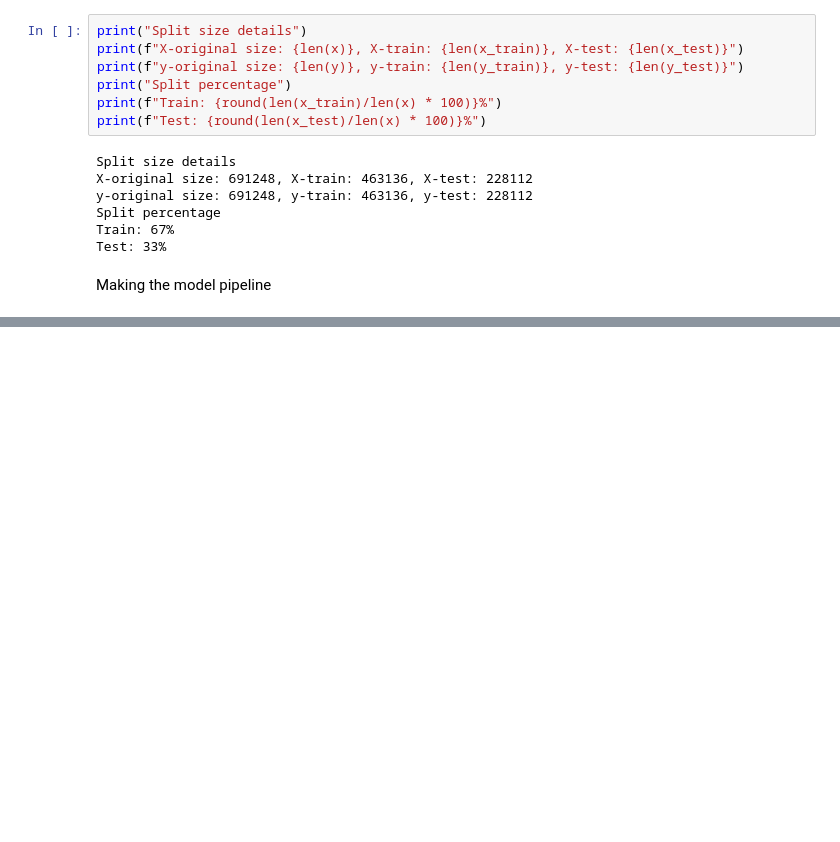
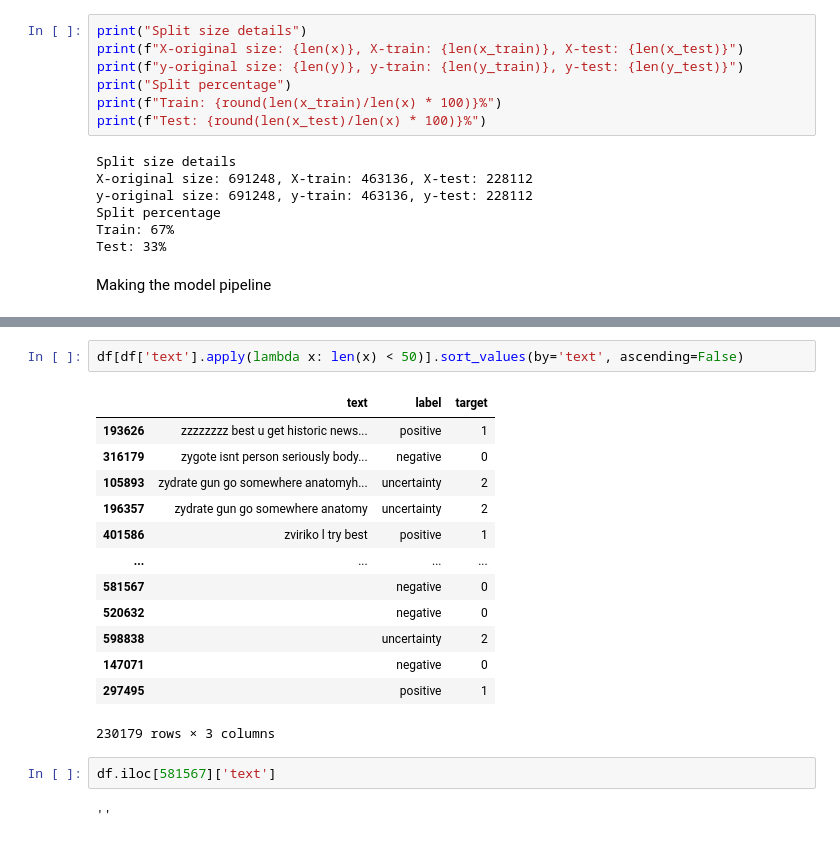
Before and after one commit to hyoaru/anonalyze-process, a Jupyter notebook: models/sentiment-analysis/model-training-process.ipynb, the cells around one changed output, grey strips where cells are left out. Saved outputs shown, nothing was run; the diff lists cells and outputs as text; blank space fills up the shorter version.

```diff
--- a/models/sentiment-analysis/model-training-process.ipynb
+++ b/models/sentiment-analysis/model-training-process.ipynb
@@ -364,0 +413,20 @@ array([[73708,  4858,  2002],
+# %%
+df[df['text'].apply(lambda x: len(x) < 50)].sort_values(by='text', ascending=False)
+# %% [output]
+|  | text | label | target |
+| 193626 | zzzzzzzz best u get historic news... | positive | 1 |
+| 316179 | zygote isnt person seriously body... | negative | 0 |
+| 105893 | zydrate gun go somewhere anatomyh... | uncertainty | 2 |
+| 196357 | zydrate gun go somewhere anatomy | uncertainty | 2 |
+| 401586 | zviriko l try best | positive | 1 |
+| ... | ... | ... | ... |
+| 581567 |  | negative | 0 |
+| 520632 |  | negative | 0 |
+| 598838 |  | uncertainty | 2 |
+| 147071 |  | negative | 0 |
+| 297495 |  | positive | 1 |
+230179 rows × 3 columns
+# %%
+df.iloc[581567]['text']
+# %% [output]
+''
```
Also changed, not shown: parts of 10 cells of this notebook.
